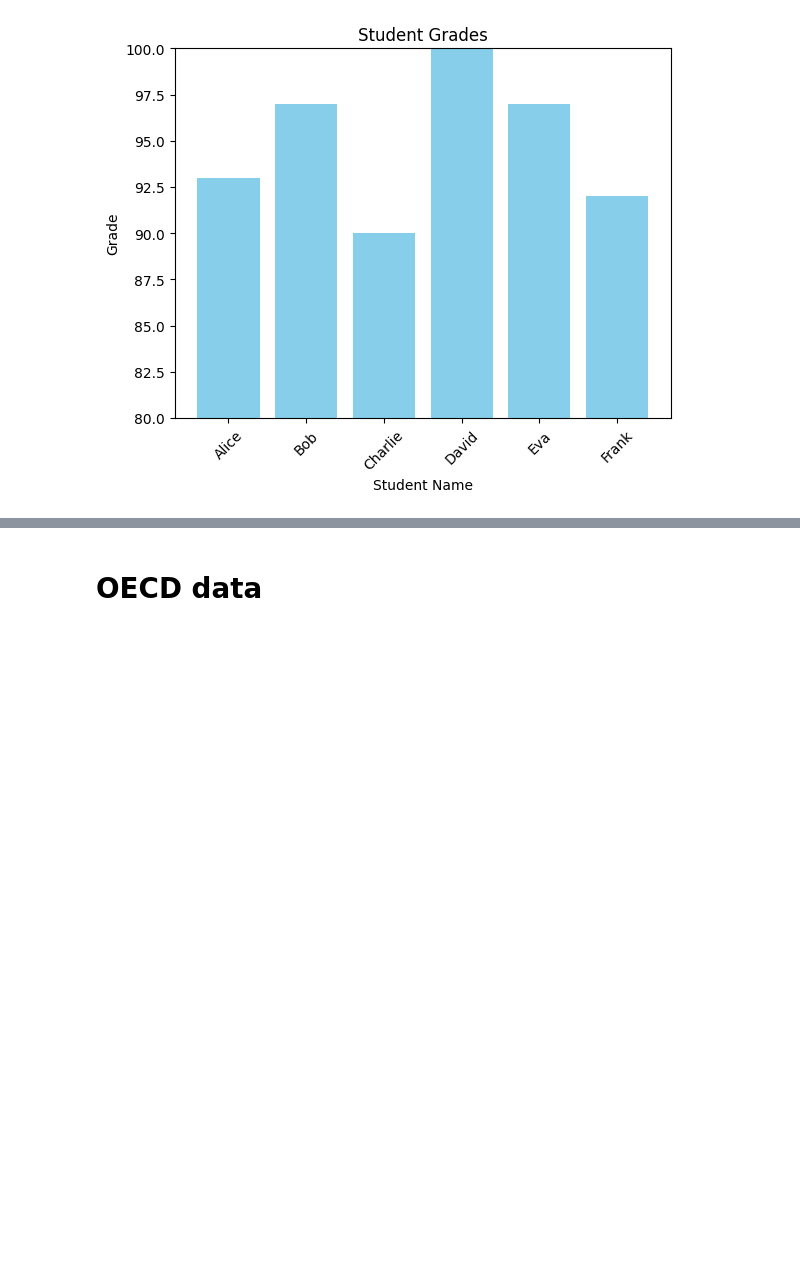
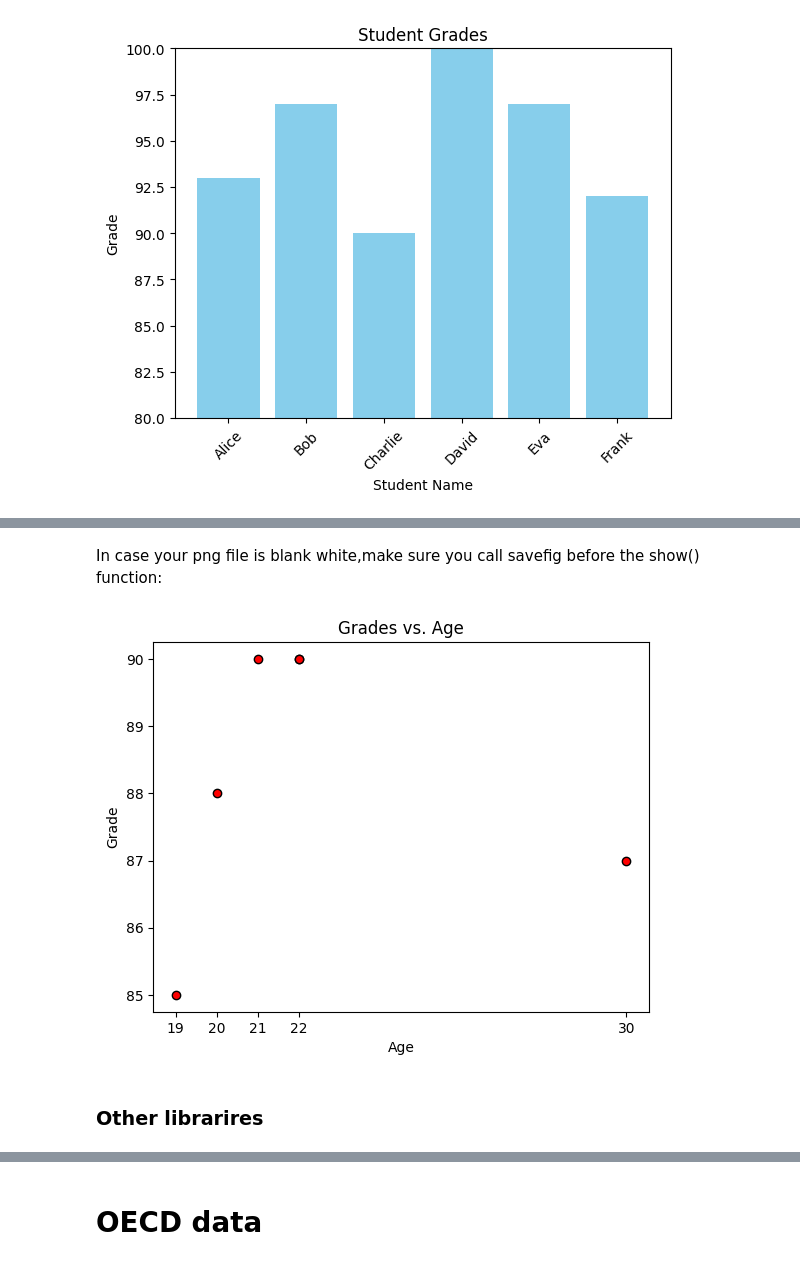
Before and after one commit to fleshgordo/dataexploration, a Jupyter notebook: DataExploration.ipynb, the cells around one changed output, grey strips where cells are left out. Saved outputs shown, nothing was run; the diff lists cells and outputs as text; code cells hidden in the pictures; blank space fills up the shorter version.

```diff
--- a/DataExploration.ipynb
+++ b/DataExploration.ipynb
@@ -298,0 +355,15 @@ plt.show()
+# %% [markdown]
+In case your png file is blank white,make sure you call savefig before the show() function:
+# %%
+# Plot a scatter plot of grades vs. age
+plt.scatter(df['Age'], df['Grade'], color='red', edgecolor='black')
+plt.title('Grades vs. Age')
+plt.xlabel('Age')
+plt.ylabel('Grade')
+plt.xticks(df['Age'].unique())
+plt.savefig('grades_vs_age.png')
+plt.show()
+# %% [output]
+[figure, added]
+# %% [markdown]
+### Other librarires
```
Also changed, not shown: parts of 76 cells of this notebook.
